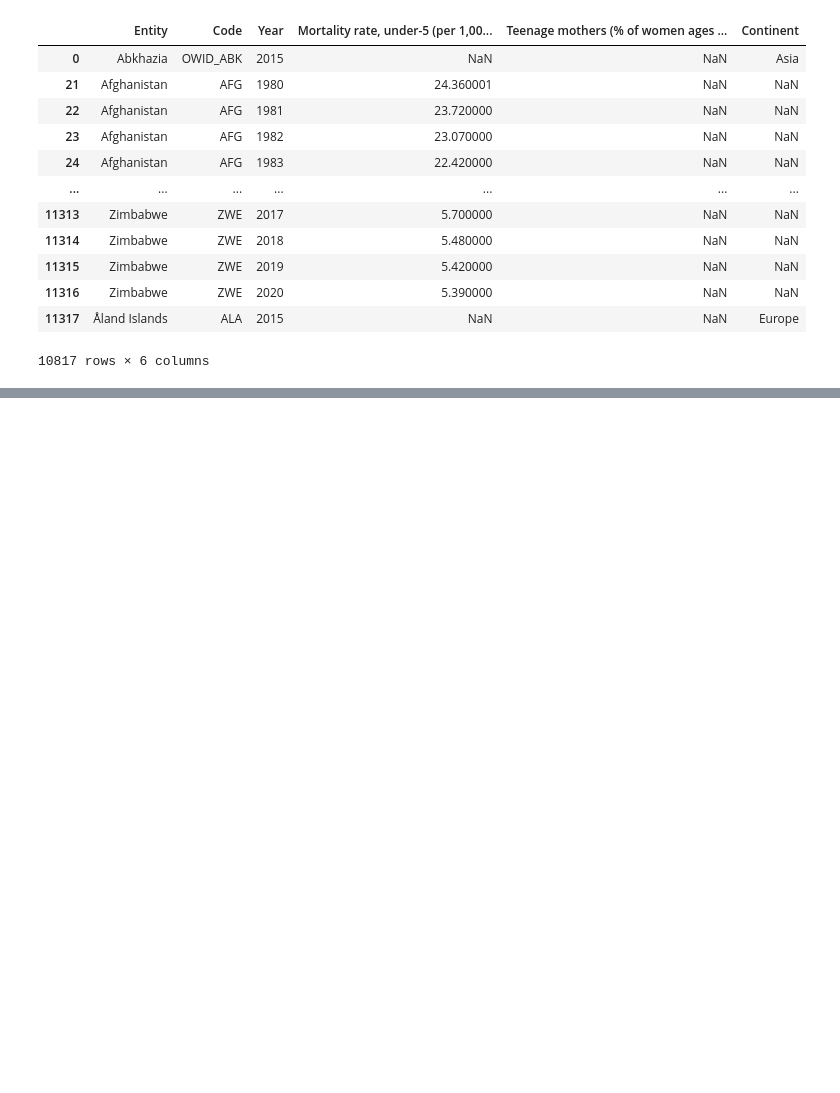
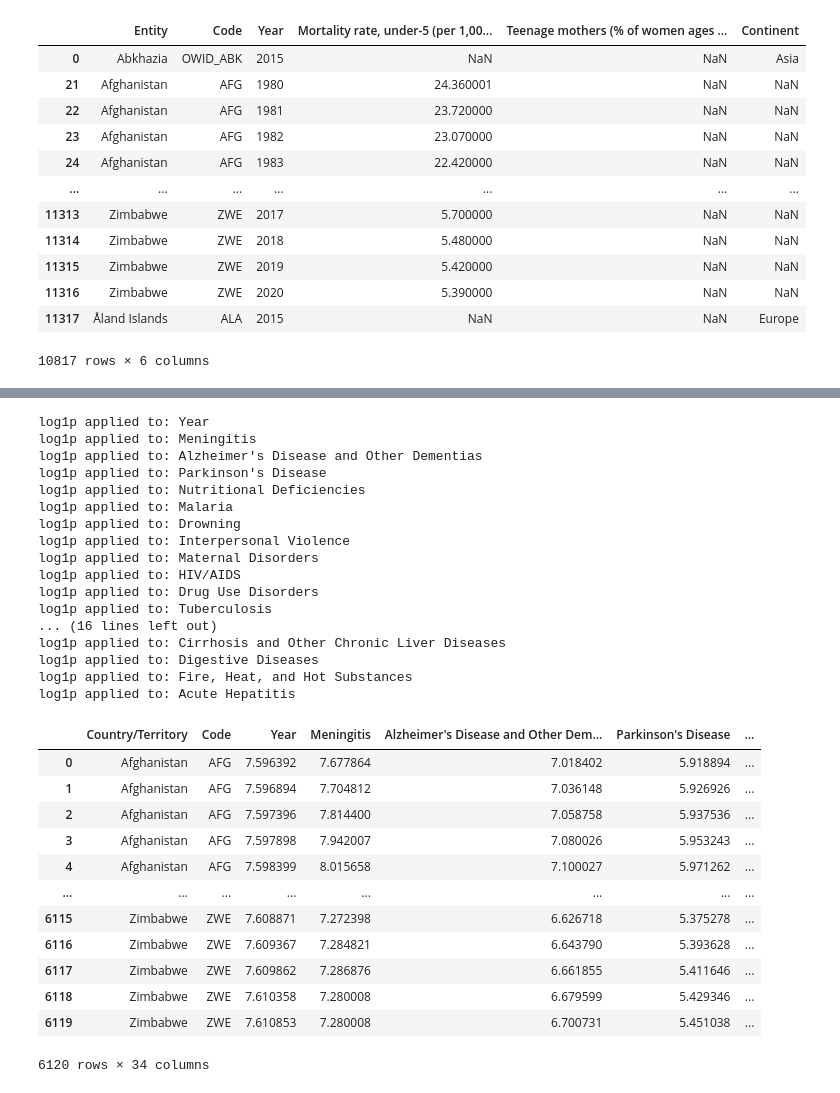
Before and after one commit to gshikanda/Indaba-DLI-Challenge-Datasets, a Jupyter notebook: Indaba DLI Challenge Datasets/Indaba.ipynb, the cells around one changed output, grey strips where cells are left out. Saved outputs shown, nothing was run; the diff lists cells and outputs as text; code cells hidden in the pictures; blank space fills up the shorter version.

```diff
--- a/Indaba DLI Challenge Datasets/Indaba.ipynb
+++ b/Indaba DLI Challenge Datasets/Indaba.ipynb
@@ -1958,0 +2112,33 @@ drop_outlier(child_mort_teen_preg)
+# %%
+log_transf(cause_of_death_gen)
+# %% [output]
+log1p applied to: Year
+log1p applied to: Meningitis
+log1p applied to: Alzheimer's Disease and Other Dementias
+log1p applied to: Parkinson's Disease
+log1p applied to: Nutritional Deficiencies
+log1p applied to: Malaria
+log1p applied to: Drowning
+log1p applied to: Interpersonal Violence
+log1p applied to: Maternal Disorders
+log1p applied to: HIV/AIDS
+log1p applied to: Drug Use Disorders
+log1p applied to: Tuberculosis
+... (16 lines left out)
+log1p applied to: Cirrhosis and Other Chronic Liver Diseases
+log1p applied to: Digestive Diseases
+log1p applied to: Fire, Heat, and Hot Substances
+log1p applied to: Acute Hepatitis
+|  | Country/Territory | Code | Year | Meningitis | Alzheimer's Disease and Other Dem... | Parkinson's Disease | ... |
+| 0 | Afghanistan | AFG | 7.596392 | 7.677864 | 7.018402 | 5.918894 | ... |
+| 1 | Afghanistan | AFG | 7.596894 | 7.704812 | 7.036148 | 5.926926 | ... |
+| 2 | Afghanistan | AFG | 7.597396 | 7.814400 | 7.058758 | 5.937536 | ... |
+| 3 | Afghanistan | AFG | 7.597898 | 7.942007 | 7.080026 | 5.953243 | ... |
+| 4 | Afghanistan | AFG | 7.598399 | 8.015658 | 7.100027 | 5.971262 | ... |
+| ... | ... | ... | ... | ... | ... | ... | ... |
+| 6115 | Zimbabwe | ZWE | 7.608871 | 7.272398 | 6.626718 | 5.375278 | ... |
+| 6116 | Zimbabwe | ZWE | 7.609367 | 7.284821 | 6.643790 | 5.393628 | ... |
+| 6117 | Zimbabwe | ZWE | 7.609862 | 7.286876 | 6.661855 | 5.411646 | ... |
+| 6118 | Zimbabwe | ZWE | 7.610358 | 7.280008 | 6.679599 | 5.429346 | ... |
+| 6119 | Zimbabwe | ZWE | 7.610853 | 7.280008 | 6.700731 | 5.451038 | ... |
+6120 rows × 34 columns
```
Also changed, not shown: parts of 8 cells of this notebook.
